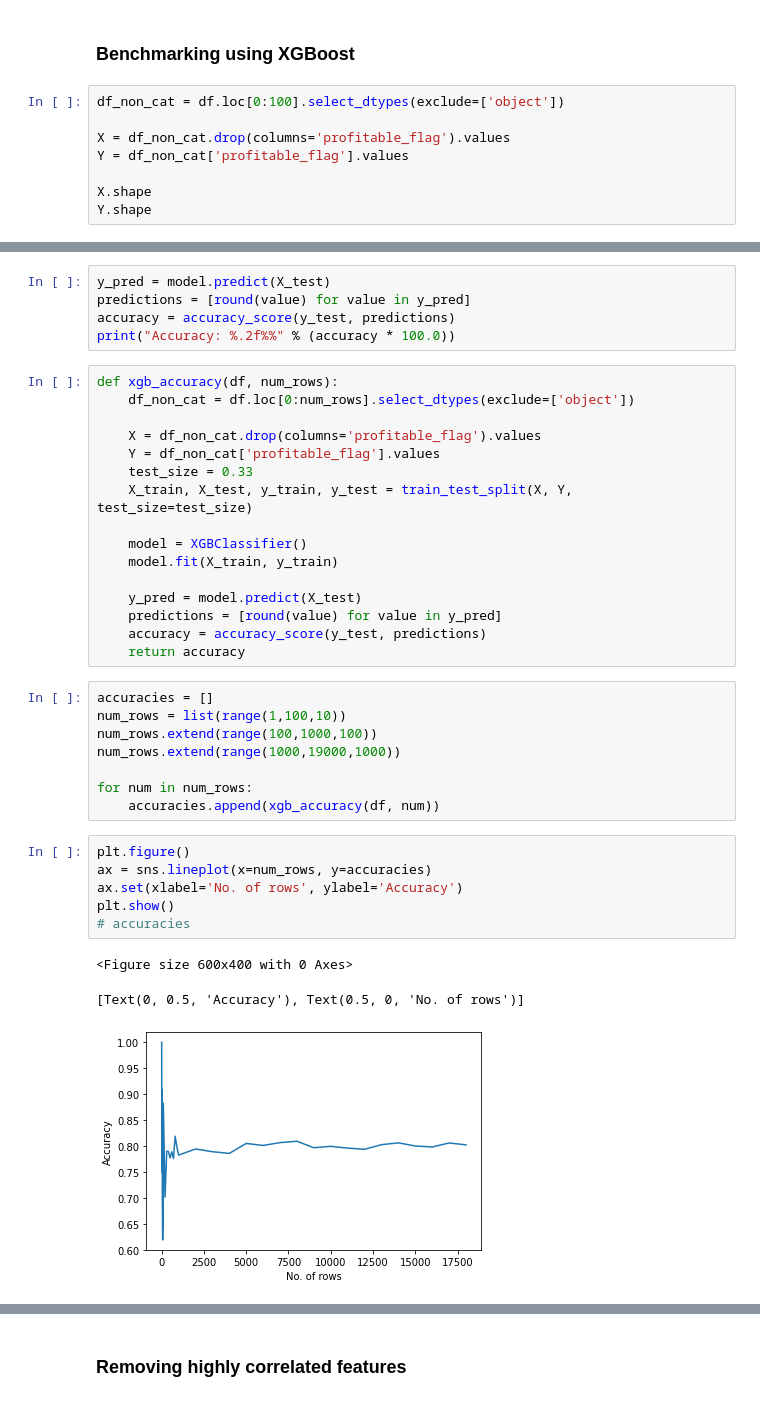
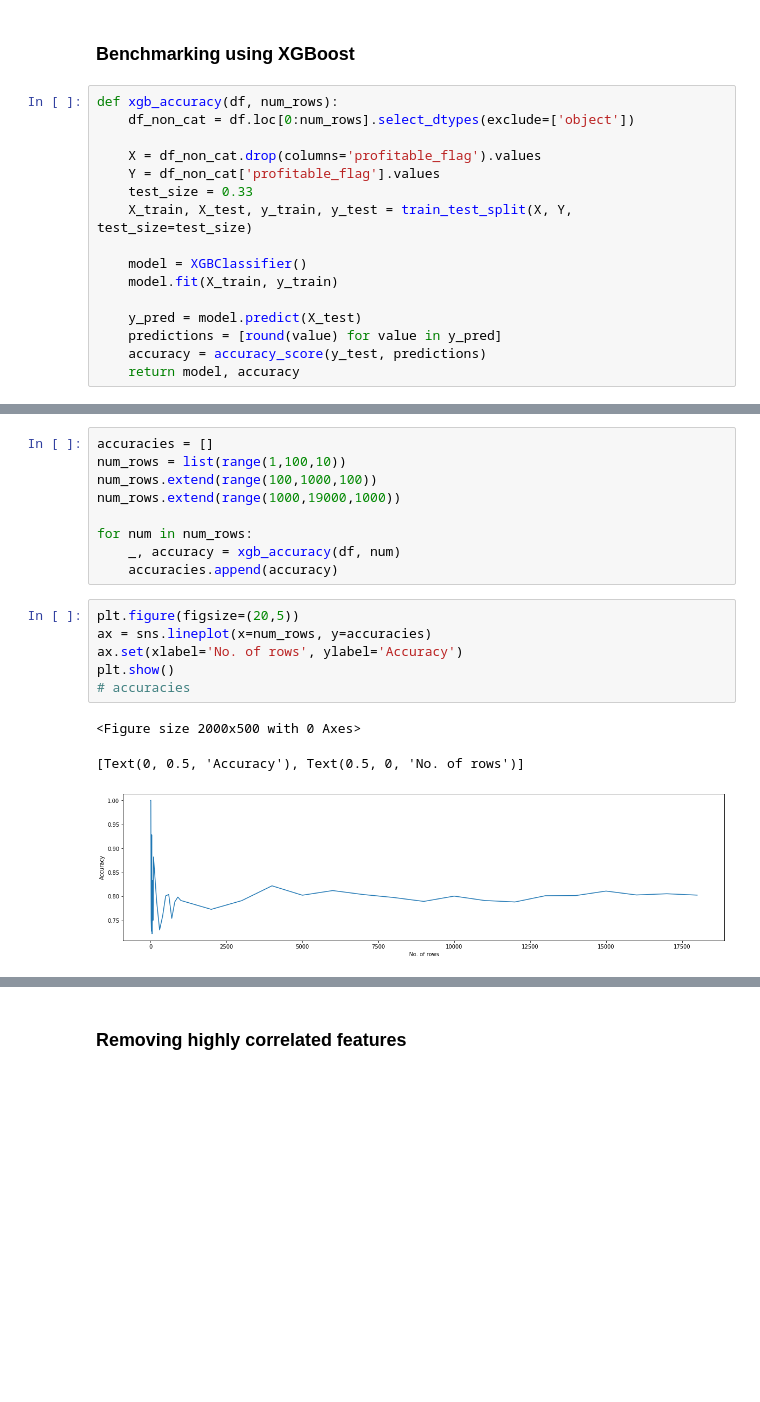
Before and after one commit to gsunit/Amex-Analyse-This-IITK, a Jupyter notebook: benchmarking.ipynb, the cells around one changed output, grey strips where cells are left out. Cells and saved outputs as stored; diff of their text form; blank space fills up the shorter version.

```diff
--- a/benchmarking.ipynb
+++ b/benchmarking.ipynb
@@ -20,10 +21,18 @@ df.shape
 # %% [markdown]
 ### Benchmarking using XGBoost
 # %%
-df_non_cat = df.loc[0:100].select_dtypes(exclude=['object'])
+def xgb_accuracy(df, num_rows):
+    df_non_cat = df.loc[0:num_rows].select_dtypes(exclude=['object'])
 
-X = df_non_cat.drop(columns='profitable_flag').values
-Y = df_non_cat['profitable_flag'].values
+    X = df_non_cat.drop(columns='profitable_flag').values
+    Y = df_non_cat['profitable_flag'].values
+    test_size = 0.33
+    X_train, X_test, y_train, y_test = train_test_split(X, Y, test_size=test_size)
 
-X.shape
-Y.shape
+    model = XGBClassifier()
+    model.fit(X_train, y_train)
+
+    y_pred = model.predict(X_test)
+    predictions = [round(value) for value in y_pred]
+    accuracy = accuracy_score(y_test, predictions)
+    return model, accuracy
@@ -37,24 +39,3 @@ model.fit(X_train, y_train)
-# %%
-y_pred = model.predict(X_test)
-predictions = [round(value) for value in y_pred]
-accuracy = accuracy_score(y_test, predictions)
-print("Accuracy: %.2f%%" % (accuracy * 100.0))
-# %%
-def xgb_accuracy(df, num_rows):
-    df_non_cat = df.loc[0:num_rows].select_dtypes(exclude=['object'])
-
-    X = df_non_cat.drop(columns='profitable_flag').values
-    Y = df_non_cat['profitable_flag'].values
-    test_size = 0.33
-    X_train, X_test, y_train, y_test = train_test_split(X, Y, test_size=test_size)
-
-    model = XGBClassifier()
-    model.fit(X_train, y_train)
-
-    y_pred = model.predict(X_test)
-    predictions = [round(value) for value in y_pred]
-    accuracy = accuracy_score(y_test, predictions)
-    return accuracy
 # %%
 accuracies = []
 num_rows = list(range(1,100,10))
@@ -62,14 +43,15 @@ num_rows.extend(range(100,1000,100))
 num_rows.extend(range(1000,19000,1000))
 
 for num in num_rows:
-    accuracies.append(xgb_accuracy(df, num))
+    _, accuracy = xgb_accuracy(df, num)
+    accuracies.append(accuracy)
 # %%
-plt.figure()
+plt.figure(figsize=(20,5))
 ax = sns.lineplot(x=num_rows, y=accuracies)
 ax.set(xlabel='No. of rows', ylabel='Accuracy')
 plt.show()
 # accuracies
 # %% [output]
-<Figure size 600x400 with 0 Axes>
+<Figure size 2000x500 with 0 Axes>
 [Text(0, 0.5, 'Accuracy'), Text(0.5, 0, 'No. of rows')]
-[figure, old version]
+[figure, new version]
```
Also changed, not shown: parts of 5 cells of this notebook, 1 other file.
